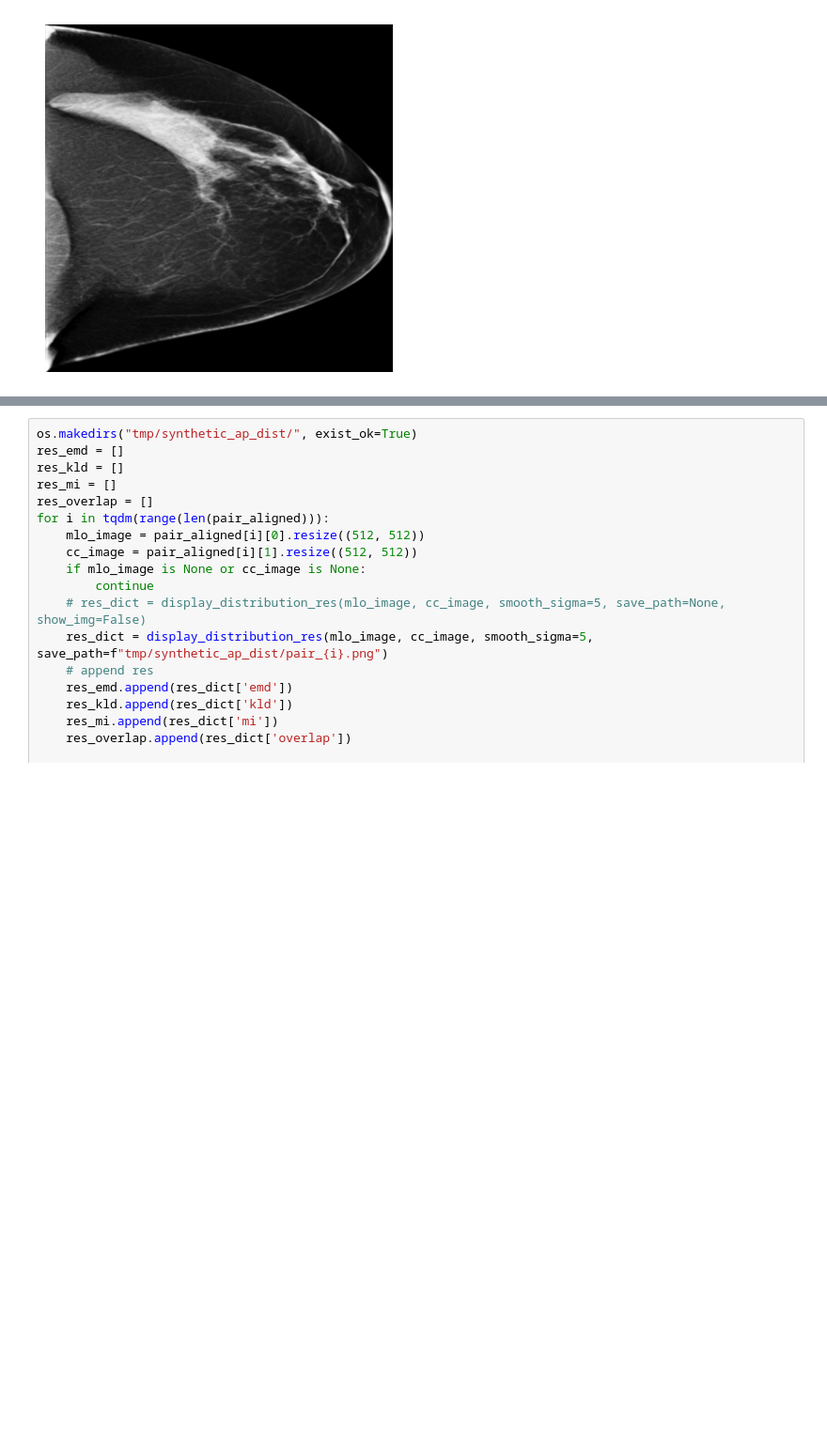
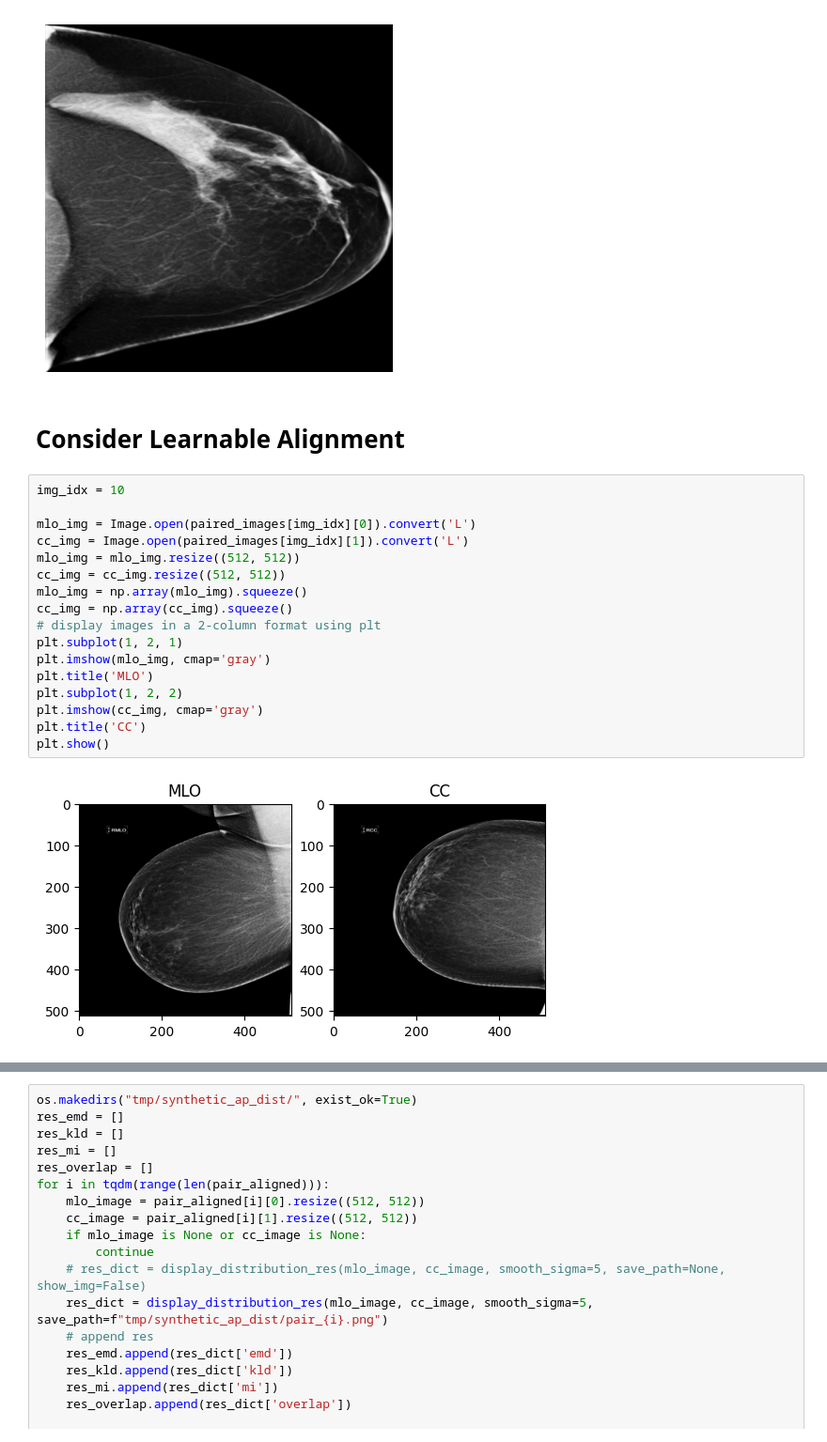
Before and after one commit to XYPB/Pectoral-Muscle-Removal-From-Mammograms, a Jupyter notebook: pectoral-segmentation.ipynb, the cells around one changed output, grey strips where cells are left out. Shown at 94% size. Saved outputs shown, nothing was run; the diff lists cells and outputs as text; blank space fills up the shorter version.

```diff
--- a/pectoral-segmentation.ipynb
+++ b/pectoral-segmentation.ipynb
@@ -458,3 +465,24 @@ plt.show()
 # %% [output]
 [figure]
 [figure]
+# %% [markdown]
+# Consider Learnable Alignment
+# %%
+img_idx = 10
+
+mlo_img = Image.open(paired_images[img_idx][0]).convert('L')
+cc_img = Image.open(paired_images[img_idx][1]).convert('L')
+mlo_img = mlo_img.resize((512, 512))
+cc_img = cc_img.resize((512, 512))
+mlo_img = np.array(mlo_img).squeeze()
+cc_img = np.array(cc_img).squeeze()
+# display images in a 2-column format using plt
+plt.subplot(1, 2, 1)
+plt.imshow(mlo_img, cmap='gray')
+plt.title('MLO')
+plt.subplot(1, 2, 2)
+plt.imshow(cc_img, cmap='gray')
+plt.title('CC')
+plt.show()
+# %% [output]
+[figure, added]
```
Also changed, not shown: parts of 11 cells of this notebook.
